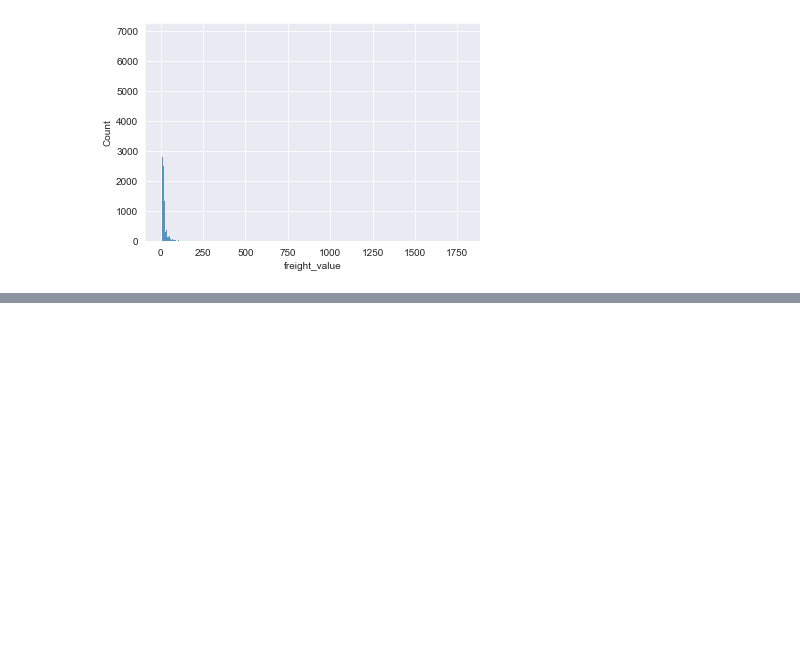
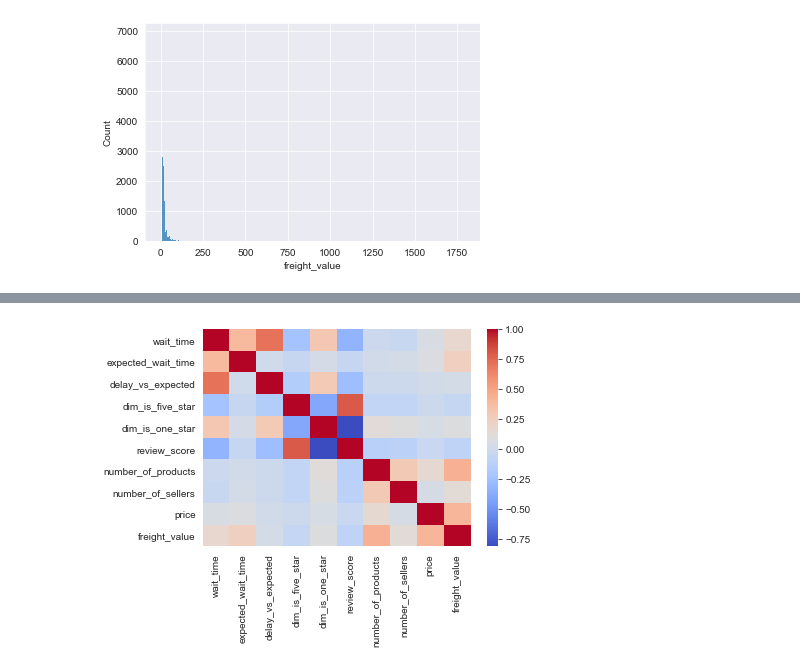
Before and after one commit to phlln/olist-analysis, a Jupyter notebook: notebooks/Orders Dataset - Simple Analysis.ipynb, the cells around one changed output, grey strips where cells are left out. Saved outputs shown, nothing was run; the diff lists cells and outputs as text; code cells hidden in the pictures; blank space fills up the shorter version.

```diff
--- a/notebooks/Orders Dataset - Simple Analysis.ipynb
+++ b/notebooks/Orders Dataset - Simple Analysis.ipynb
@@ -100,0 +144,4 @@ sns.histplot(orders['freight_value']);
+# %%
+sns.heatmap(orders.corr(), cmap='coolwarm');
+# %% [output]
+[figure, added]
```
Also changed, not shown: parts of 13 cells of this notebook.
